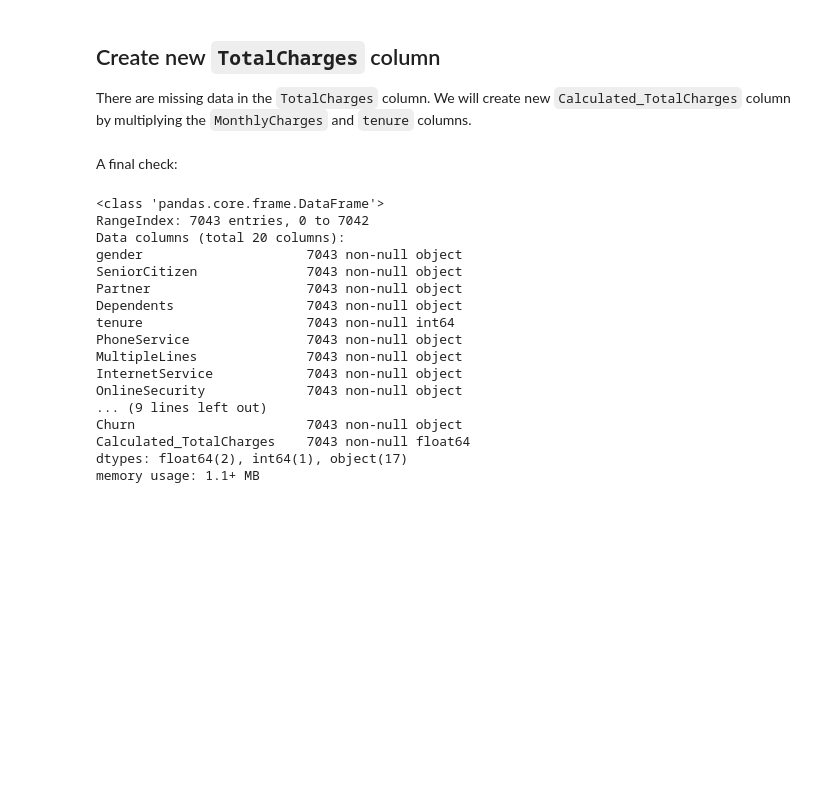
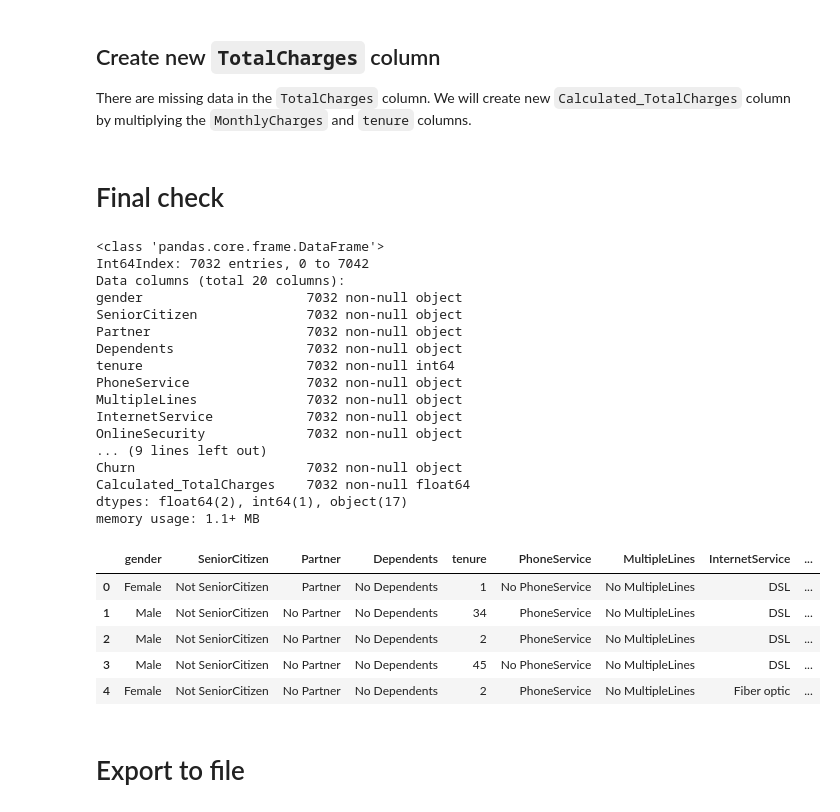
Before and after one commit to nchelaru/data-prep, a Jupyter notebook: telco_data_cleaning.ipynb, the cells around one changed output. Cells and saved outputs as stored; diff of their text form; code cells hidden in the pictures; blank space fills up the shorter version.

```diff
--- a/telco_data_cleaning.ipynb
+++ b/telco_data_cleaning.ipynb
@@ -66,3 +83,5 @@ Need to:
+# %%
+df = df[df['tenure'] > 0 ]
 # %% [markdown]
 ## Drop `customerID` column
 # %%
@@ -76,3 +95,13 @@ df['SeniorCitizen'] = df['SeniorCitizen'].astype('object', copy=False)
+# %%
+col_list = ['Partner', 'Dependents','PhoneService', 'DeviceProtection', 'MultipleLines', 'OnlineSecurity',
+            'OnlineBackup', 'TechSupport', 'StreamingTV', 'StreamingMovies', 'PaperlessBilling', 'Churn']
+
+for col in col_list:
+    df[col] = np.where(df[col]=='Yes', col, 'No'+' '+col)
+# %%
+df['SeniorCitizen'] = np.where(df['SeniorCitizen']=='1', 'SeniorCitizen', 'Not SeniorCitizen')
+
+df['InternetService'] = df['InternetService'].replace({'No':'No InternetService'})
 # %% [markdown]
 ## Convert `TotalCharges` column to `float64` type
 # %%
@@ -107,26 +136,37 @@ df.drop(['TotalCharges'], axis=1, inplace=True)
 
 ## Create a Calculated_TotalCharges column from tenure and MonthlyCharges, which will not have missing values
 df["Calculated_TotalCharges"] = df['MonthlyCharges'] * df['tenure']
-# %% [markdown]
-A final check:
+# %% [markdown]
+# Final check
 # %%
 df.info()
 # %% [output]
 <class 'pandas.core.frame.DataFrame'>
-RangeIndex: 7043 entries, 0 to 7042
+Int64Index: 7032 entries, 0 to 7042
 Data columns (total 20 columns):
-gender                     7043 non-null object
-SeniorCitizen              7043 non-null object
-Partner                    7043 non-null object
-Dependents                 7043 non-null object
-tenure                     7043 non-null int64
-PhoneService               7043 non-null object
-MultipleLines              7043 non-null object
-InternetService            7043 non-null object
-OnlineSecurity             7043 non-null object
+gender                     7032 non-null object
+SeniorCitizen              7032 non-null object
+Partner                    7032 non-null object
+Dependents                 7032 non-null object
+tenure                     7032 non-null int64
+PhoneService               7032 non-null object
+MultipleLines              7032 non-null object
+InternetService            7032 non-null object
+OnlineSecurity             7032 non-null object
 ... (9 lines left out)
-Churn                      7043 non-null object
-Calculated_TotalCharges    7043 non-null float64
+Churn                      7032 non-null object
+Calculated_TotalCharges    7032 non-null float64
 dtypes: float64(2), int64(1), object(17)
 memory usage: 1.1+ MB
+# %%
+df.head()
+# %% [output]
+|  | gender | SeniorCitizen | Partner | Dependents | tenure | PhoneService | MultipleLines | InternetService | ... |
+| 0 | Female | Not SeniorCitizen | Partner | No Dependents | 1 | No PhoneService | No MultipleLines | DSL | ... |
+| 1 | Male | Not SeniorCitizen | No Partner | No Dependents | 34 | PhoneService | No MultipleLines | DSL | ... |
+| 2 | Male | Not SeniorCitizen | No Partner | No Dependents | 2 | PhoneService | No MultipleLines | DSL | ... |
+| 3 | Male | Not SeniorCitizen | No Partner | No Dependents | 45 | No PhoneService | No MultipleLines | DSL | ... |
+| 4 | Female | Not SeniorCitizen | No Partner | No Dependents | 2 | PhoneService | No MultipleLines | Fiber optic | ... |
+# %% [markdown]
+# Export to file
 # %%
```
Also changed, not shown: parts of 7 cells of this notebook.
